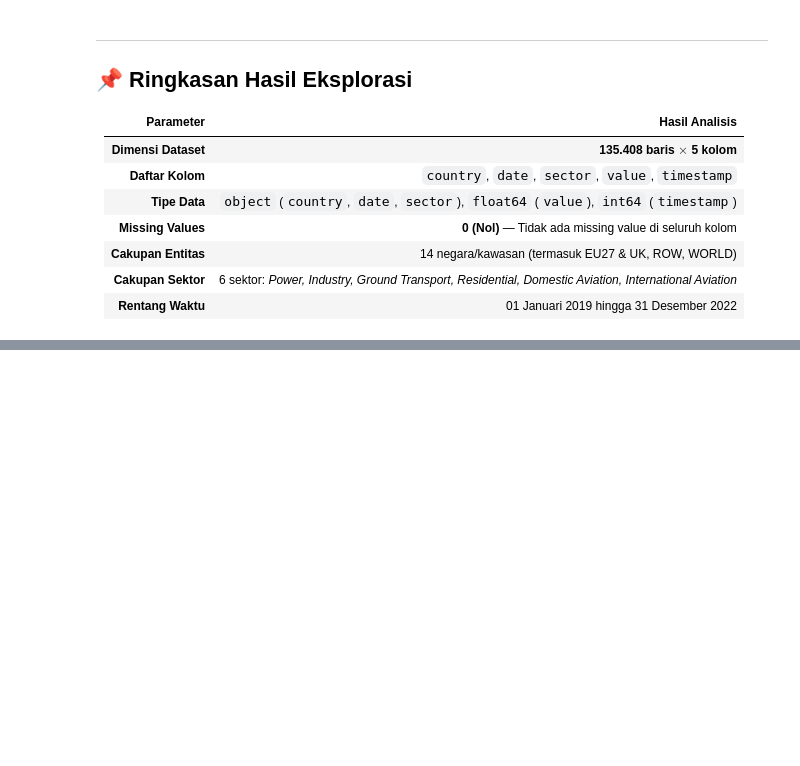
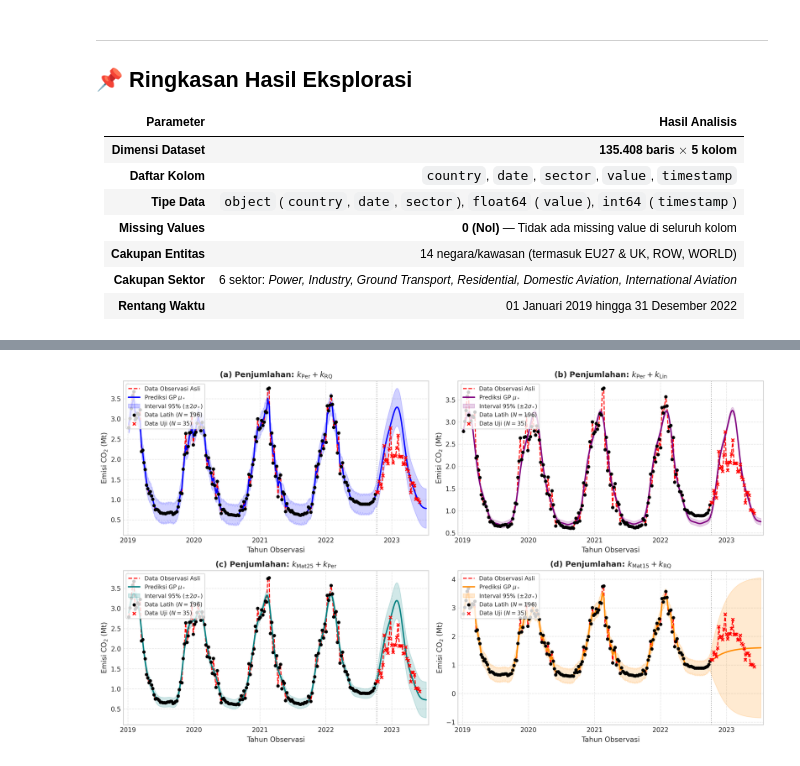
Before and after one commit to GradianW/Image-Segmentation-with-Deep-Gaussian-Process, a Jupyter notebook: 04_dokumen_ta/Dokumen bimbingan/Bimbingan 06/CO2.ipynb, the cells around one changed output, grey strips where cells are left out. Saved outputs shown, nothing was run; the diff lists cells and outputs as text; code cells hidden in the pictures; blank space fills up the shorter version.

```diff
--- a/04_dokumen_ta/Dokumen bimbingan/Bimbingan 06/CO2.ipynb
+++ b/04_dokumen_ta/Dokumen bimbingan/Bimbingan 06/CO2.ipynb
@@ -183,0 +355,95 @@ Name: value, dtype: float64
+# %%
+import matplotlib.pyplot as plt
+import matplotlib.dates as mdates
+import os
+
+# Style persis seperti pada kernel_fitting di Bimbingan 05
+plt.style.use('seaborn-v0_8-whitegrid' if 'seaborn-v0_8-whitegrid' in plt.style.available else 'default')
+plt.rcParams['font.family'] = 'DejaVu Sans'
+plt.rcParams['font.size'] = 9.5
+plt.rcParams['axes.labelsize'] = 10.5
+plt.rcParams['axes.titlesize'] = 11.5
+plt.rcParams['legend.fontsize'] = 8.5
+
+# Grid waktu kontinyu untuk kurva prediksi dan pita ketidakpastian
+X_dense = np.linspace(X.min(), X.max() + 0.1, 600).reshape(-1, 1)
+dense_dates = [t0 + pd.Timedelta(days=float(t * 365.25)) for t in X_dense.flatten()]
+
+fig, axes = plt.subplots(2, 2, figsize=(14, 8), dpi=300)
+
+configs = [
+    {
+        'title': r'(a) Penjumlahan: $k_{\mathrm{Per}} + k_{\mathrm{RQ}}$',
+        'color': 'blue',
+        'color_line': 'b-'
+    },
+    {
+        'title': r'(b) Penjumlahan: $k_{\mathrm{Per}} + k_{\mathrm{Lin}}$',
+        'color': 'purple',
+        'color_line': 'purple'
+    },
+    {
+        'title': r'(c) Penjumlahan: $k_{\mathrm{Mat25}} + k_{\mathrm{Per}}$',
+        'color': 'teal',
+        'color_line': 'teal'
+    },
+    {
+        'title': r'(d) Penjumlahan: $k_{\mathrm{Mat15}} + k_{\mathrm{RQ}}$',
+        'color': 'darkorange',
+        'color_line': 'darkorange'
+    }
+]
+
+dates_train = df_weekly['date'].iloc[:n_train]
+dates_test = df_weekly['date'].iloc[n_train:]
+
+for idx, (name, gp) in enumerate(models.items()):
+    row = idx // 2
+    col = idx % 2
+    ax = axes[row, col]
+    cfg = configs[idx]
+
+    # Prediksi posterior GP: mean dan standar deviasi
+    y_mean, y_std = gp.predict(X_dense, return_std=True)
+
+    # 1. Garis Data Observasi Asli (True trajectory)
+    ax.plot(df_weekly['date'], df_weekly['value'], 'r--', lw=1.5, label='Data Observasi Asli')
+
+    # 2. Kurva Prediksi GP mu_*
+    ax.plot(dense_dates, y_mean, cfg['color_line'], lw=2, label=r'Prediksi GP $\mu_*$')
+
+    # 3. Interval Keyakinan 95% (mu +- 2 sigma)
+    ax.fill_between(
+        dense_dates, y_mean - 2 * y_std, y_mean + 2 * y_std,
+        color=cfg['color'], alpha=0.18, label=r'Interval $95\%$ ($\pm 2\sigma_*$)'
+    )
+
+    # 4. Scatter Data Latih (Train)
+    ax.scatter(dates_train, y_train, c='black', s=16, zorder=5, label=f'Data Latih ($N={n_train}$)')
+
+    # 5. Scatter Data Uji (Test)
+    ax.scatter(dates_test, y_test, c='red', marker='x', s=20, zorder=5, label=f'Data Uji ($N={len(y_test)}$)')
+
+    # Batas Train-Test
+    ax.axvline(split_date, color='gray', linestyle=':', lw=1.2, alpha=0.7)
+
+    # Formatting judul dan label sumbu
+    ax.set_title(cfg['title'], fontweight='bold')
+    ax.set_xlabel('Tahun Observasi')
+    ax.set_ylabel(r'Emisi $\mathrm{CO}_2$ (Mt)')
+    ax.legend(loc='upper left', frameon=True)
+    ax.grid(True, linestyle='--', alpha=0.5)
+    ax.xaxis.set_major_locator(mdates.YearLocator())
+    ax.xaxis.set_major_formatter(mdates.DateFormatter('%Y'))
+    ax.set_xlim(df_weekly['date'].min() - pd.Timedelta(days=30), df_weekly['date'].max() + pd.Timedelta(days=50))
+
+plt.tight_layout()
+
+# Simpan figur resolusi tinggi ke direktori figures
+fig_dir = "figures"
+os.makedirs(fig_dir, exist_ok=True)
+plt.savefig(os.path.join(fig_dir, "kernel_fitting_co2.pdf"), bbox_inches='tight')
+plt.savefig(os.path.join(fig_dir, "kernel_fitting_co2.png"), bbox_inches='tight')
+plt.show()
+# %% [output]
+[figure, added]
```
Also changed, not shown: parts of 6 cells of this notebook, 3 other files.
